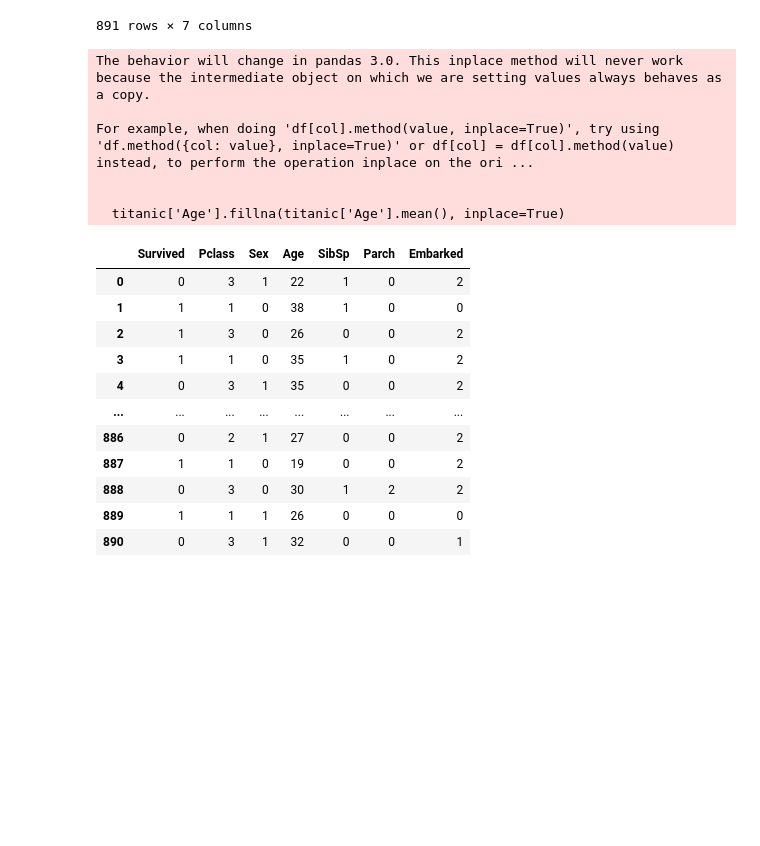
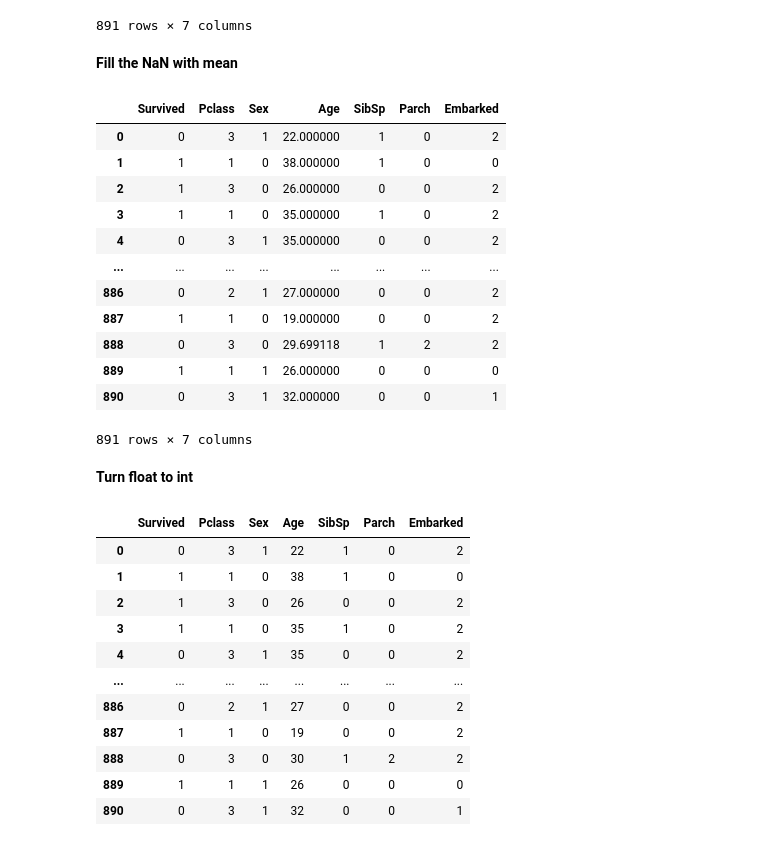
Before and after one commit to snailsqz/TitanicKNN, a Jupyter notebook: Titanic.ipynb, the cells around one changed output. Saved outputs shown, nothing was run; the diff lists cells and outputs as text; code cells hidden in the pictures; blank space fills up the shorter version.

```diff
--- a/Titanic.ipynb
+++ b/Titanic.ipynb
@@ -70,15 +74,27 @@ titanic
 | 889 | 1 | 1 | 1 | 26.0 | 0 | 0 | 0 |
 | 890 | 0 | 3 | 1 | 32.0 | 0 | 0 | 1 |
 891 rows × 7 columns
+# %% [markdown]
+**Fill the NaN with mean**
 # %%
-titanic['Age'].fillna(titanic['Age'].mean(), inplace=True)
+titanic['Age'] = titanic['Age'].fillna(titanic['Age'].mean())
+titanic
 # %% [output]
+|  | Survived | Pclass | Sex | Age | SibSp | Parch | Embarked |
+| 0 | 0 | 3 | 1 | 22.000000 | 1 | 0 | 2 |
+| 1 | 1 | 1 | 0 | 38.000000 | 1 | 0 | 0 |
+| 2 | 1 | 3 | 0 | 26.000000 | 0 | 0 | 2 |
+| 3 | 1 | 1 | 0 | 35.000000 | 1 | 0 | 2 |
+| 4 | 0 | 3 | 1 | 35.000000 | 0 | 0 | 2 |
+| ... | ... | ... | ... | ... | ... | ... | ... |
+| 886 | 0 | 2 | 1 | 27.000000 | 0 | 0 | 2 |
+| 887 | 1 | 1 | 0 | 19.000000 | 0 | 0 | 2 |
+| 888 | 0 | 3 | 0 | 29.699118 | 1 | 2 | 2 |
+| 889 | 1 | 1 | 1 | 26.000000 | 0 | 0 | 0 |
+| 890 | 0 | 3 | 1 | 32.000000 | 0 | 0 | 1 |
-The behavior will change in pandas 3.0. This inplace method will never work because the intermediate object on which we are setting values always behaves as a copy.
-
-For example, when doing 'df[col].method(value, inplace=True)', try using 'df.method({col: value}, inplace=True)' or df[col] = df[col].method(value) instead, to perform the operation inplace on the ori ...
-
-
-  titanic['Age'].fillna(titanic['Age'].mean(), inplace=True)
+891 rows × 7 columns
+# %% [markdown]
+**Turn float to int**
 # %%
 import numpy as np
 titanic['Age'] = titanic['Age'].apply(np.ceil).astype(int)
```
Also changed, not shown: parts of 3 cells of this notebook.
